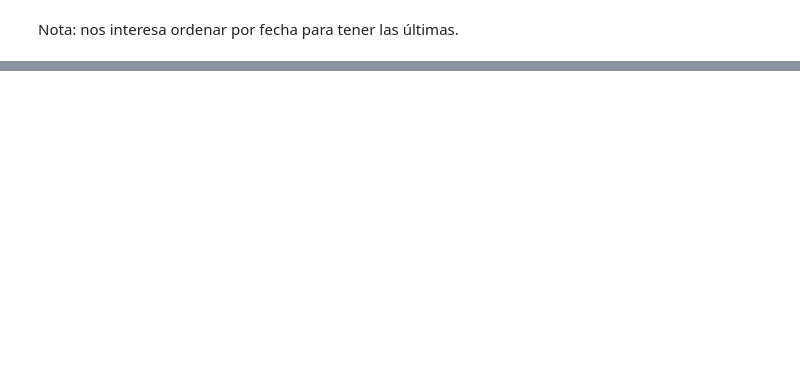
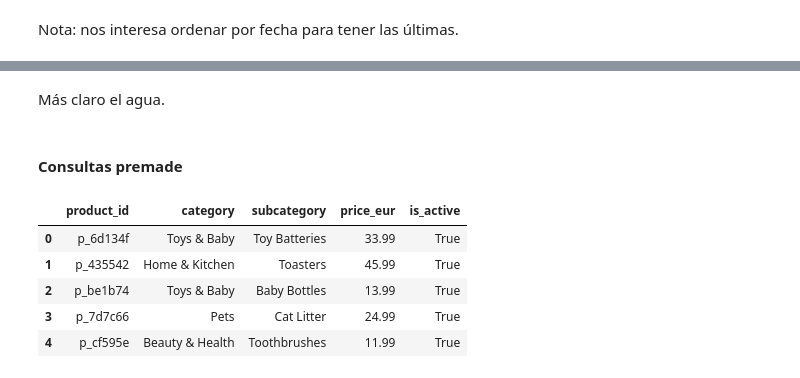
Before and after one commit to ANGELMC113/datathon-2026-ratitas, a Jupyter notebook: scripts/data_analysis.ipynb, the cells around one changed output, grey strips where cells are left out. Saved outputs shown, nothing was run; the diff lists cells and outputs as text; code cells hidden in the pictures; blank space fills up the shorter version.

```diff
--- a/scripts/data_analysis.ipynb
+++ b/scripts/data_analysis.ipynb
@@ -127,0 +289,29 @@ sql("")
+# %% [markdown]
+Más claro el agua.
+# %% [markdown]
+#### Consultas premade
+# %%
+current_catalogue_df = sql("""
+SELECT product_id,
+       argMax(category, v)    AS category,
+       argMax(subcategory, v) AS subcategory,
+       argMax(price_eur, v)   AS price_eur,
+       argMax(is_active, v)   AS is_active
+FROM (
+    SELECT product_id::String AS product_id, category::String AS category, subcategory::String AS subcategory,
+           price_eur::Float64 AS price_eur, is_active::Bool AS is_active, '' AS v
+    FROM shop.catalog
+    UNION ALL
+    SELECT product_id::String, category::String, subcategory::String, price_eur::Float64, is_active::Bool, toString(ts)
+    FROM shop.catalog_updates
+)
+GROUP BY product_id;
+""")
+current_catalogue_df.head()
+# %% [output]
+|  | product_id | category | subcategory | price_eur | is_active |
+| 0 | p_6d134f | Toys & Baby | Toy Batteries | 33.99 | True |
+| 1 | p_435542 | Home & Kitchen | Toasters | 45.99 | True |
+| 2 | p_be1b74 | Toys & Baby | Baby Bottles | 13.99 | True |
+| 3 | p_7d7c66 | Pets | Cat Litter | 24.99 | True |
+| 4 | p_cf595e | Beauty & Health | Toothbrushes | 11.99 | True |
```
Also changed, not shown: parts of 42 cells of this notebook, 4 other files.
